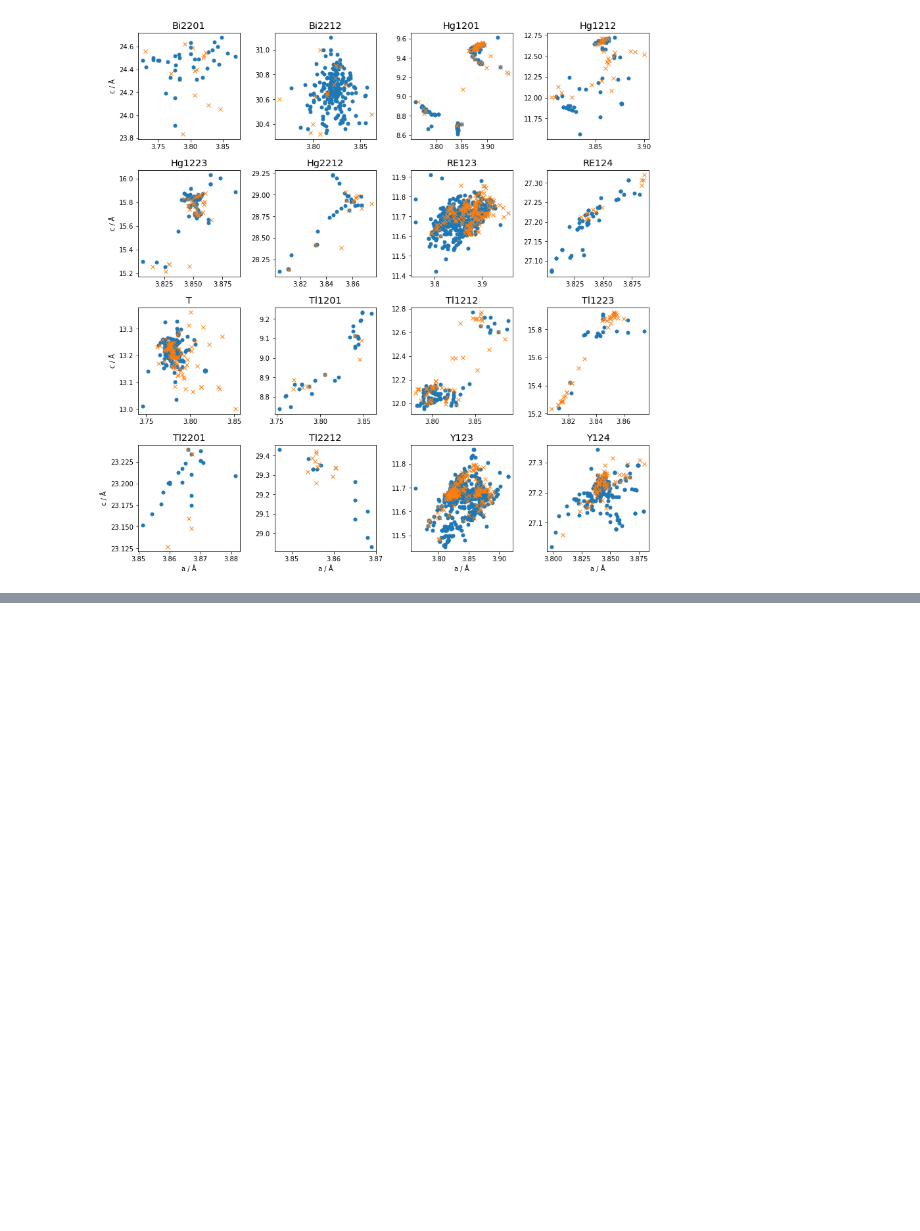
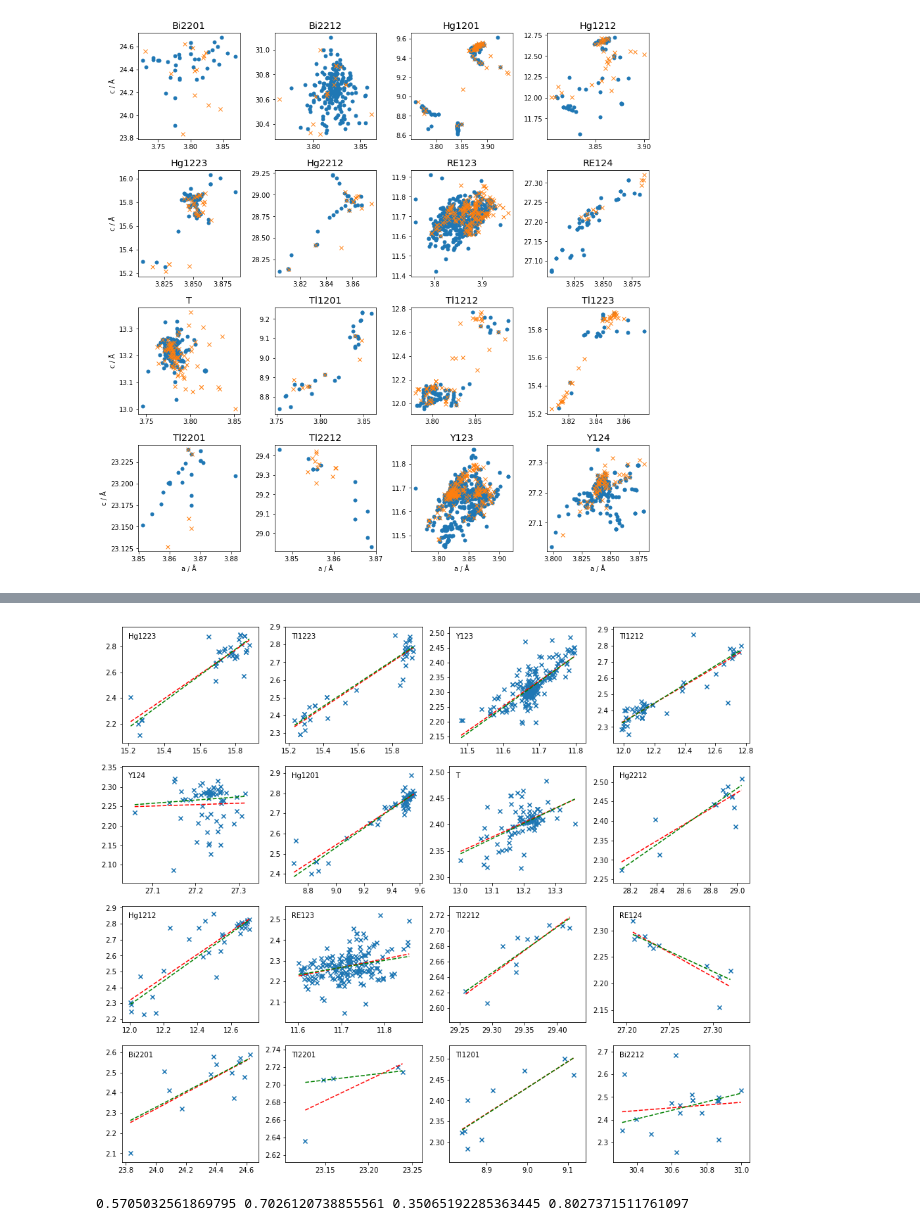
Before and after one commit to CompRhys/apical, a Jupyter notebook: plot/pyplot-plots.ipynb, the cells around one changed output, grey strips where cells are left out. Drawn from its saved outputs; the diff is of its cells as text; code cells hidden in the pictures; blank space fills up the shorter version.

Commit message:
clean-up scripts

```diff
--- a/plot/pyplot-plots.ipynb
+++ b/plot/pyplot-plots.ipynb
@@ -407,3 +407,79 @@ ax[1,1].set_xlabel("a / Å")
 fig.tight_layout()
 plt.savefig("k-means.pdf", bbox_inches='tight')
 plt.show()
+# %%
+import pandas as pd
+import numpy as np
+import matplotlib.pyplot as plt
+
+from sklearn.linear_model import HuberRegressor, LinearRegression
+from sklearn.svm import LinearSVR
+
+super_ = pd.read_csv("/home/reag2/PhD/first-year/apical/processed-data/super_cleaned.csv")
+icsd = pd.read_csv("/home/reag2/PhD/first-year/apical/processed-data/icsd_cleaned.csv")
+
+families = icsd["str3 :"].unique()
+
+r2_vals = []
+number = []
+
+fig, ax = plt.subplots(4,4, figsize = (16,14))
+
+reg = LinearRegression()
+huber = HuberRegressor()
+
+for n, fam in enumerate(families):
+    i, j = divmod(n, 4)
+
+    idx = (icsd["str3 :"] == fam)
+
+    api = icsd.loc[idx,["cu-o_a :"]].values.ravel()
+    c = icsd.loc[idx,["latc :"]].values.ravel()
+    index = icsd.loc[idx, ["col_id :"]].values.ravel()
+
+    if len(api) < 5:
+        print("{} not enough data".format(fam))
+        continue
+
+#     api = api/np.mean(api) - 1
+#     c = c/np.mean(c) - 1
+
+    reg.fit(c.reshape(-1, 1), api.reshape(-1, 1))
+    slope = reg.coef_.ravel()
+    intercept = reg.intercept_
+
+    huber.fit(c.reshape(-1, 1), api.reshape(-1, 1))
+    h_slope = huber.coef_
+    h_intercept = huber.intercept_
+
+    sort = c.argsort().ravel()
+
+    api = api[sort]
+    c = c[sort]
+    index = index[sort]
+
+    ends = np.array((c[0],c[-1]))
+    lin = ends*slope + intercept
+    h_lin = ends*h_slope + h_intercept
+
+    ax[i,j].scatter(c,api, marker='x')
+#     for idx, txt in enumerate(index):
+#         ax[i,j].annotate(txt, (c[idx], api[idx]))
+    ax[i,j].plot(ends,lin, 'r--')
+    ax[i,j].plot(ends,h_lin, 'g--')
+#     plt.xlabel('latc standard score')
+#     plt.ylabel('apical standard score')
+#     ax[i,j].legend(title="{}\nSlope: {:.2f}\nR2: {:.2f}\nh_R2: {:.2f}".format(fam, slope, r_value**2,
+#                                             huber.score(c.reshape(-1, 1),api.reshape(-1, 1))))
+    ax[i,j].legend(title="{}".format(fam), frameon=False, loc=2)
+
+
+    r2_vals.append(reg.score(c.reshape(-1, 1),api.reshape(-1, 1)))
+    number.append(len(c))
+
+
+plt.show()
+print(np.mean(r2_vals), np.median(r2_vals),
+      np.percentile(r2_vals, 75) - np.percentile(r2_vals, 25),
+      np.percentile(r2_vals, 90) - np.percentile(r2_vals, 10))
+# %% [output]
@@ -409,0 +502,2 @@ plt.show()
+[figure, added]
+0.5705032561869795 0.7026120738855561 0.35065192285363445 0.8027371511761097
```
Also changed, not shown: parts of 4 cells of this notebook, 8 other files.
